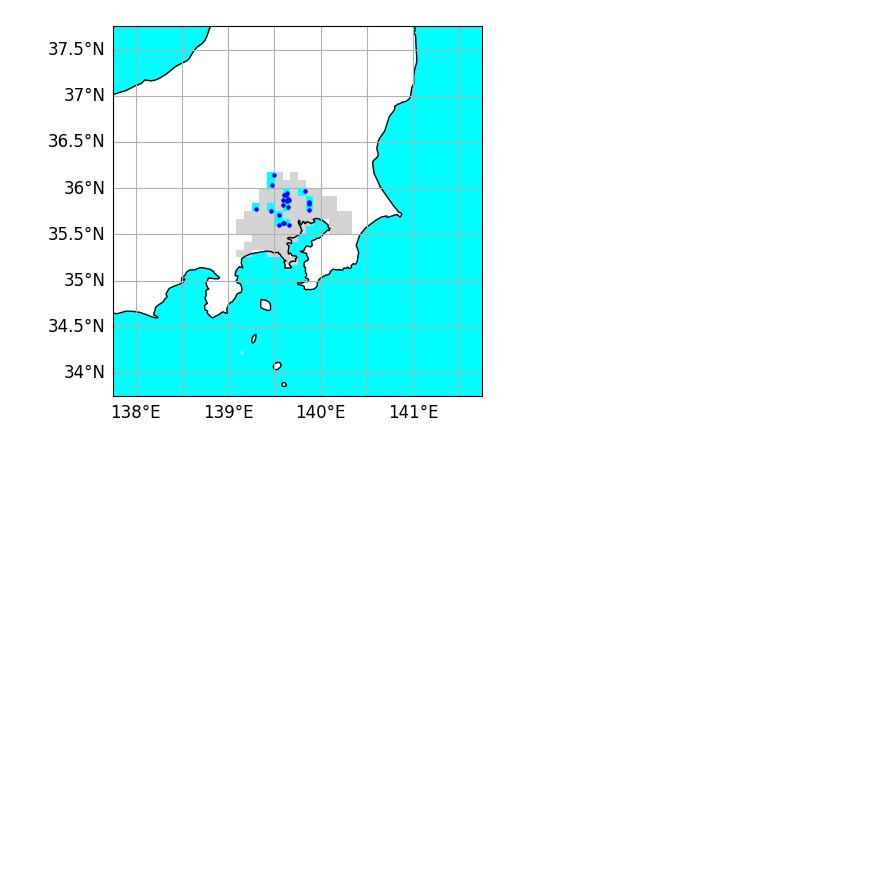
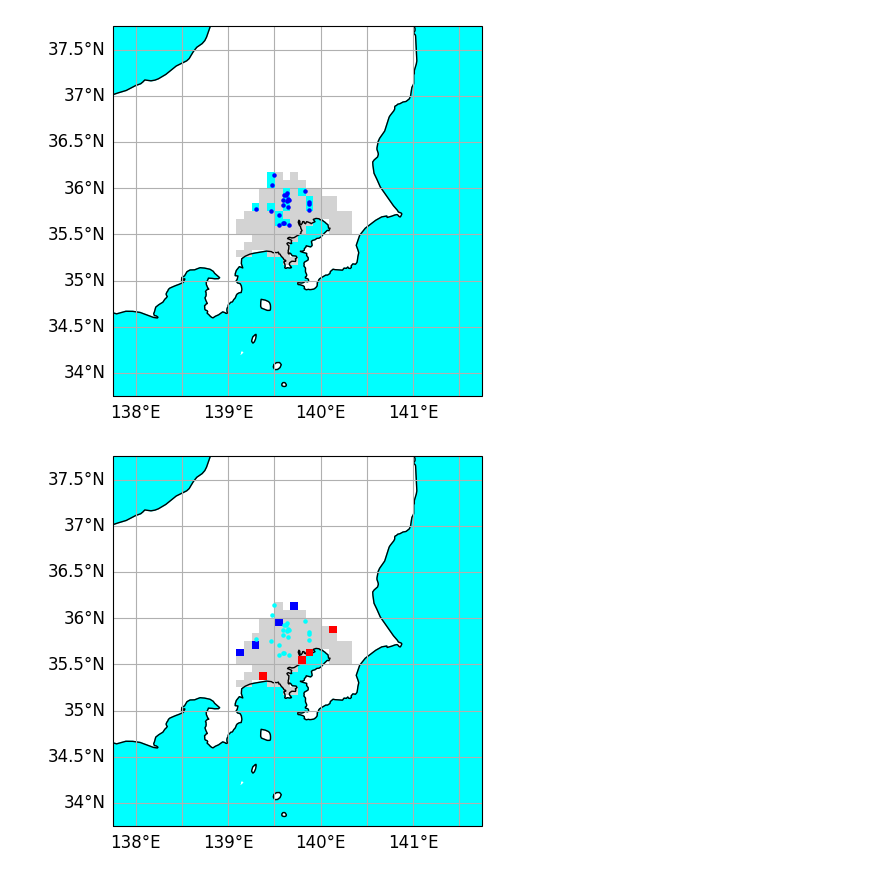
Before and after one commit to HalKiyo/h08_urban, a Jupyter notebook: global_city/pst/josui_gesui.ipynb, the cells around one changed output. Cells and saved outputs as stored; diff of their text form; code cells hidden in the pictures; blank space fills up the shorter version.

```diff
--- a/global_city/pst/josui_gesui.ipynb
+++ b/global_city/pst/josui_gesui.ipynb
@@ -1388,6 +1388,81 @@ def draw_fcl(extent, citymask, josui_csv, fcl_josui, gs_position=None, fig=None)
 draw_fcl(result[0], result[1], result[22], result[23])
 # %% [output]
 [figure]
+# %%
+#---------------------------------------------------------------------------------------------------------------
+#  上下水道のプロット
+#---------------------------------------------------------------------------------------------------------------
+
+def plot_jogesui_comparison(extent, citymask, prf, swg, josui_csv, fcl_josui, gs_position=None, fig=None):
+    #mask
+    prf = np.ma.masked_where(prf == 0, prf)
+    swg = np.ma.masked_where(swg == 0, swg)
+
+    # city cmap
+    cmap_gray = colors.ListedColormap(['none', 'lightgray'])
+    bounds_gray = [0, 0.5, 1]
+    norm_gray = colors.BoundaryNorm(bounds_gray, cmap_gray.N)
+
+    prf_cmap = colors.ListedColormap(['blue', 'blue'])
+    swg_cmap = colors.ListedColormap(['red', 'red'])
+
+    # draw
+    if gs_position is not None:
+        ax = fig.add_subplot(gs_position, projection=projection)
+        ax.set_extent(extent, projection)
+        gl = ax.gridlines(draw_labels=True)
+        gl.top_labels = False   # Turn off top x-axis labels
+        gl.right_labels = False # Turn off right y-axis labels
+        ax.add_feature(cfea.OCEAN, color='#00FFFF')
+        ax.coastlines()
+
+        img_gray = ax.imshow(citymask,
+                             origin='upper', extent=extent, transform=projection,
+                             cmap=cmap_gray, norm=norm_gray,
+                             zorder=1)
+
+        p_img = ax.imshow(prf,
+                        origin='upper', extent=extent, transform=projection,
+                        cmap=prf_cmap,
+                        zorder=2
+                       )
+        s_img = ax.imshow(swg,
+                        origin='upper', extent=extent, transform=projection,
+                        cmap=swg_cmap,
+                        zorder=3
+                       )
+
+    else:
+        plt.figure()
+        ax = plt.subplot(projection=projection)
+        ax.set_extent(extent, projection)
+        gl = ax.gridlines(draw_labels=True)
+        gl.top_labels = False   # Turn off top x-axis labels
+        gl.right_labels = False # Turn off right y-axis labels
+        ax.add_feature(cfea.OCEAN, color='#00FFFF')
+        ax.coastlines()
+
+        img_gray = ax.imshow(citymask,
+                             origin='upper', extent=extent, transform=projection,
+                             cmap=cmap_gray, norm=norm_gray,
+                             zorder=1)
+
+        p_img = ax.imshow(prf,
+                        origin='upper', extent=extent, transform=projection,
+                        cmap=prf_cmap,
+                        zorder=2
+                       )
+        s_img = ax.imshow(swg,
+                        origin='upper', extent=extent, transform=projection,
+                        cmap=swg_cmap,
+                        zorder=3
+                         )
+        im4 = ax.scatter(josui_csv['lon'], josui_csv['lat'], color='aqua', s=5, zorder=4)
+        plt.show()
+
+plot_jogesui_comparison(result[0], result[1], result[20], result[21], result[22], result[23])
+# %% [output]
+[figure, added]
 # %%
 def subfigure(target_index):
 #---------------------------------------------------------------------------------------------------------------
```
Also changed, not shown: parts of 1 cell of this notebook, 2 other files.
